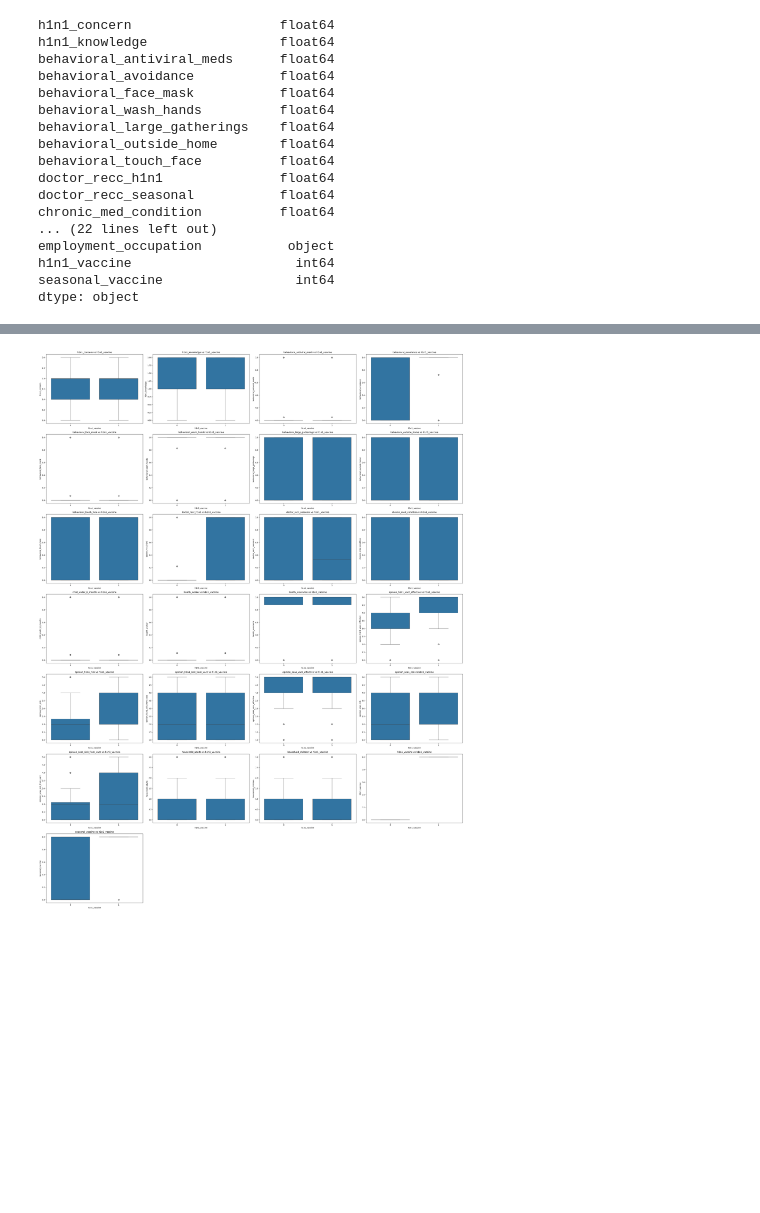
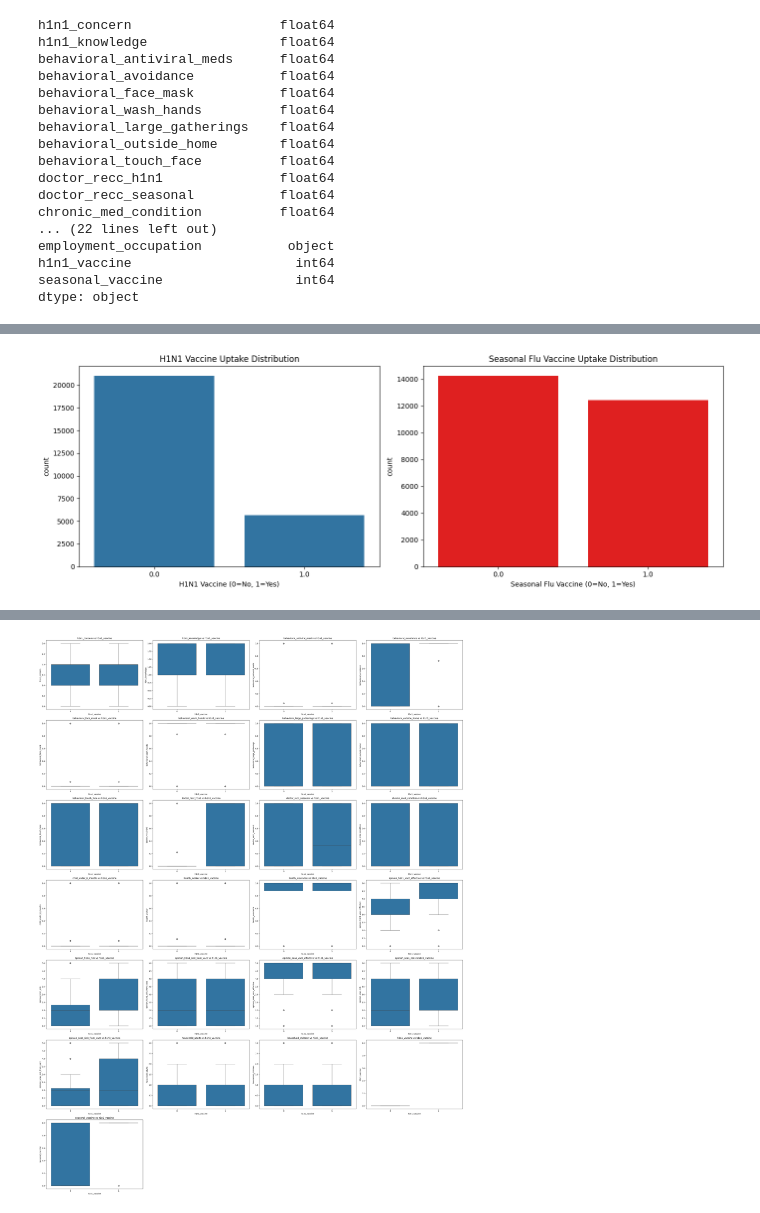
Before and after one commit to Amoitw/Predicting-Vaccines-Uptake, a Jupyter notebook: notebook.ipynb, the cells around one changed output, grey strips where cells are left out. Cells and saved outputs as stored; diff of their text form; code cells hidden in the pictures; blank space fills up the shorter version.

```diff
--- a/notebook.ipynb
+++ b/notebook.ipynb
@@ -277,0 +293,15 @@ plt.show()
+# %%
+# Class distribution
+fig, ax = plt.subplots(1, 2, figsize=(14, 5))
+sns.countplot(data=data,  x="h1n1_vaccine", ax=ax[0])
+ax[0].set_title("H1N1 Vaccine Uptake Distribution")
+ax[0].set_xlabel("H1N1 Vaccine (0=No, 1=Yes)")
+
+sns.countplot(data=data, x="seasonal_vaccine", color= 'red', ax=ax[1])
+ax[1].set_title("Seasonal Flu Vaccine Uptake Distribution")
+ax[1].set_xlabel("Seasonal Flu Vaccine (0=No, 1=Yes)")
+
+plt.tight_layout()
+plt.show()
+# %% [output]
+[figure, added]
```
Also changed, not shown: parts of 4 cells of this notebook.
